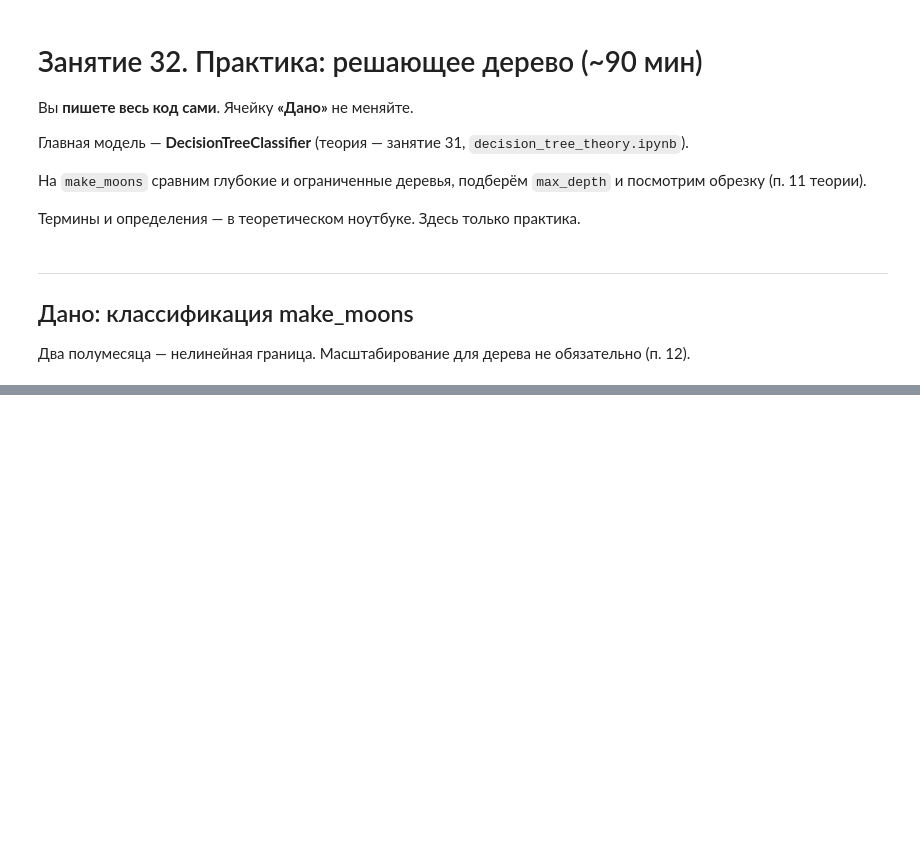
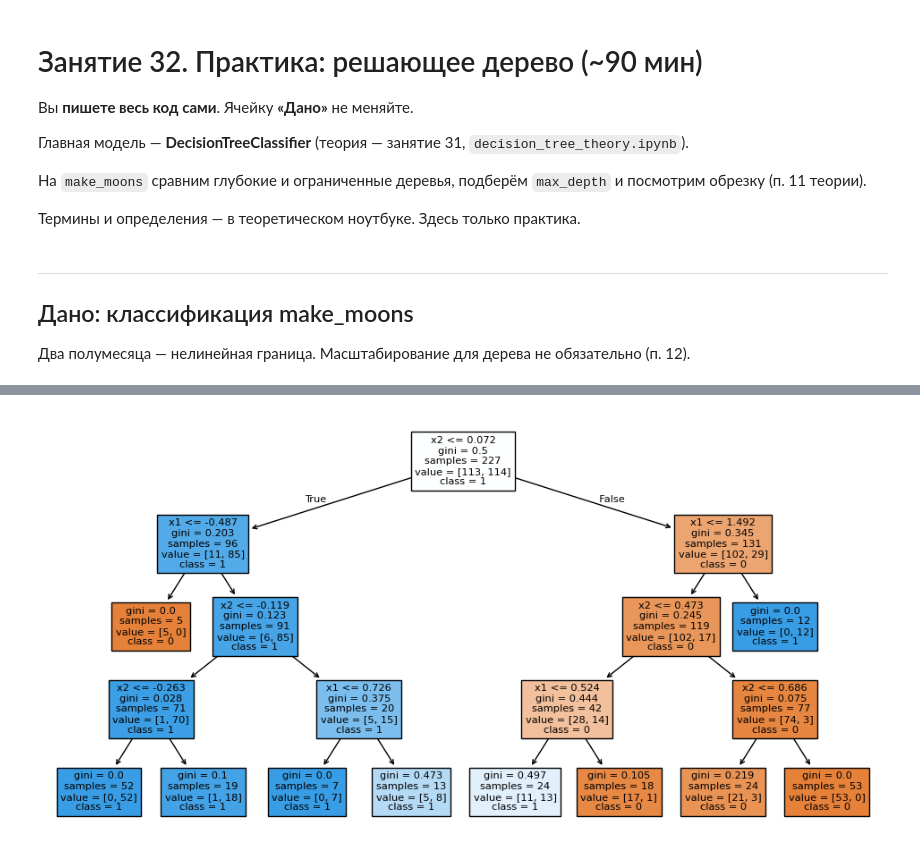
Before and after one commit to gurovic/ml-speckurs, a Jupyter notebook: 16_decision_tree/decision_tree_practice.ipynb, the cells around one changed output, grey strips where cells are left out. Cells and saved outputs as stored; diff of their text form; code cells hidden in the pictures; blank space fills up the shorter version.

```diff
--- a/16_decision_tree/decision_tree_practice.ipynb
+++ b/16_decision_tree/decision_tree_practice.ipynb
@@ -32,3 +46,12 @@ print('Объектов:', len(X), '| классы:', np.bincount(y))
+# %%
+from sklearn.model_selection import train_test_split
+from sklearn.tree import DecisionTreeClassifier, plot_tree
+from sklearn.metrics import accuracy_score, confusion_matrix
+
+RANDOM_STATE = 42
+X_train, X_val, y_train, y_val = train_test_split(
+    X, y, test_size=0.35, stratify=y, random_state=RANDOM_STATE
+)
 # %% [markdown]
 ---
 ## Задание 1. Глубина и переобучение (~15 мин)
@@ -59,0 +74,6 @@ print('Объектов:', len(X), '| классы:', np.bincount(y))
+# %%
+for d in [1, 3, 6, None]:
+    m = DecisionTreeClassifier(max_depth=d, random_state=RANDOM_STATE).fit(X_train, y_train)
+    tr = accuracy_score(y_train, m.predict(X_train))
+    va = accuracy_score(y_val, m.predict(X_val))
+    print(f'max_depth={d!s:4} train={tr:.3f} val={va:.3f}')
@@ -59,0 +104,8 @@ print('Объектов:', len(X), '| классы:', np.bincount(y))
+# %%
+rows = []
+for d in range(1, 13):
+    m = DecisionTreeClassifier(max_depth=d, random_state=RANDOM_STATE).fit(X_train, y_train)
+    va = accuracy_score(y_val, m.predict(X_val))
+    rows.append((d, va))
+best_depth = max(rows, key=lambda x: x[1])[0]
+print('best_depth:', best_depth, 'val acc:', round(max(rows, key=lambda x: x[1])[1], 3))
@@ -59,0 +133,7 @@ print('Объектов:', len(X), '| классы:', np.bincount(y))
+# %%
+best = DecisionTreeClassifier(max_depth=best_depth, random_state=RANDOM_STATE).fit(X_train, y_train)
+plt.figure(figsize=(12, 6))
+plot_tree(best, feature_names=['x1', 'x2'], class_names=['0', '1'], filled=True)
+plt.show()
+# %% [output]
+[figure, added]
```
Also changed, not shown: parts of 21 cells of this notebook, 26 other files.
